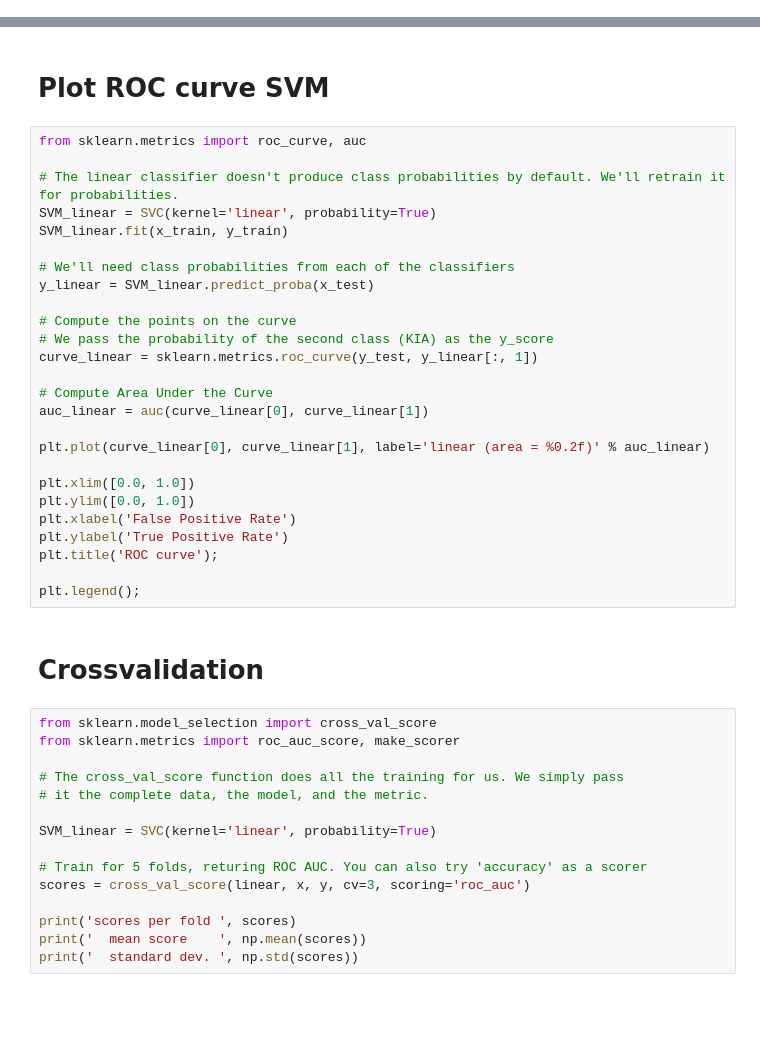
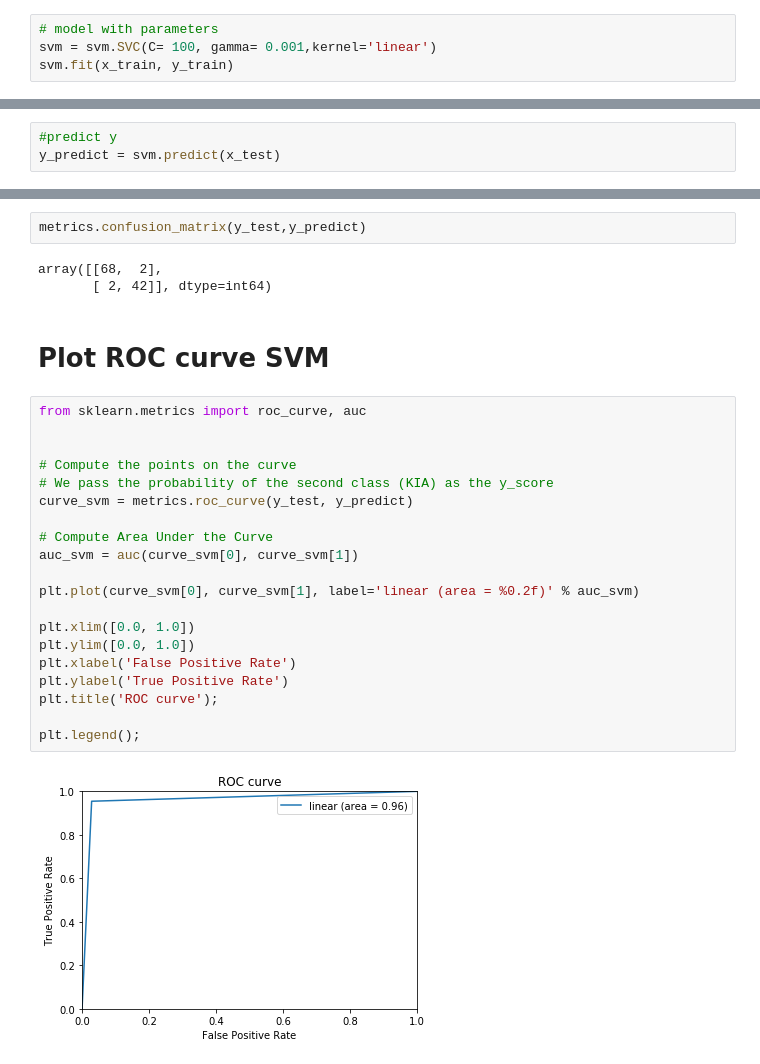
Before and after one commit to Machine-Learning-Group30/Project-Breast-Cancer, a Jupyter notebook: notebook/SVM.ipynb, the cells around one changed output, grey strips where cells are left out. Saved outputs shown, nothing was run; the diff lists cells and outputs as text; blank space fills up the shorter version.

```diff
--- a/notebook/SVM.ipynb
+++ b/notebook/SVM.ipynb
@@ -36,0 +93,4 @@ accuracy_score(y_test, y_predicted)
+# %%
+# model with parameters
+svm = svm.SVC(C= 100, gamma= 0.001,kernel='linear')
+svm.fit(x_train, y_train)
@@ -36,0 +104,3 @@ accuracy_score(y_test, y_predicted)
+# %%
+#predict y
+y_predict = svm.predict(x_test)
@@ -37,45 +118,29 @@ accuracy_score(y_test, y_predicted)
+# %%
+metrics.confusion_matrix(y_test,y_predict)
+# %% [output]
+array([[68,  2],
+       [ 2, 42]], dtype=int64)
 # %% [markdown]
 # Plot ROC curve SVM
 # %%
 from sklearn.metrics import roc_curve, auc
 
-# The linear classifier doesn't produce class probabilities by default. We'll retrain it for probabilities.
-SVM_linear = SVC(kernel='linear', probability=True)
-SVM_linear.fit(x_train, y_train)
-
-# We'll need class probabilities from each of the classifiers
-y_linear = SVM_linear.predict_proba(x_test)
 
 # Compute the points on the curve
 # We pass the probability of the second class (KIA) as the y_score
-curve_linear = sklearn.metrics.roc_curve(y_test, y_linear[:, 1])
+curve_svm = metrics.roc_curve(y_test, y_predict)
 
 # Compute Area Under the Curve
-auc_linear = auc(curve_linear[0], curve_linear[1])
+auc_svm = auc(curve_svm[0], curve_svm[1])
 
-plt.plot(curve_linear[0], curve_linear[1], label='linear (area = %0.2f)' % auc_linear)
+plt.plot(curve_svm[0], curve_svm[1], label='linear (area = %0.2f)' % auc_svm)
 
 plt.xlim([0.0, 1.0])
 plt.ylim([0.0, 1.0])
 plt.xlabel('False Positive Rate')
 plt.ylabel('True Positive Rate')
 plt.title('ROC curve');
 
 plt.legend();
+# %% [output]
+[figure, added]
-# %% [markdown]
-# Crossvalidation
-# %%
-from sklearn.model_selection import cross_val_score
-from sklearn.metrics import roc_auc_score, make_scorer
-
-# The cross_val_score function does all the training for us. We simply pass
-# it the complete data, the model, and the metric.
-
-SVM_linear = SVC(kernel='linear', probability=True)
-
-# Train for 5 folds, returing ROC AUC. You can also try 'accuracy' as a scorer
-scores = cross_val_score(linear, x, y, cv=3, scoring='roc_auc')
-
-print('scores per fold ', scores)
-print('  mean score    ', np.mean(scores))
-print('  standard dev. ', np.std(scores))
```
Also changed, not shown: parts of 18 cells of this notebook, 6 other files.
